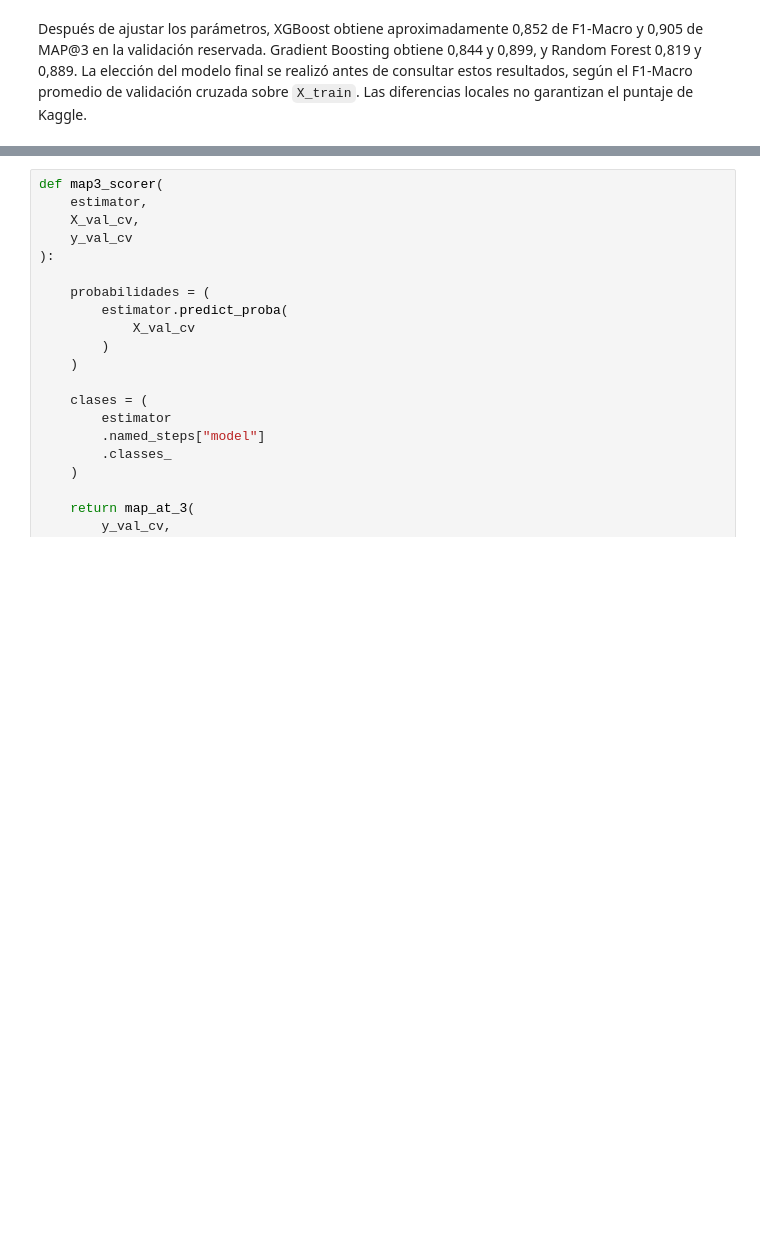
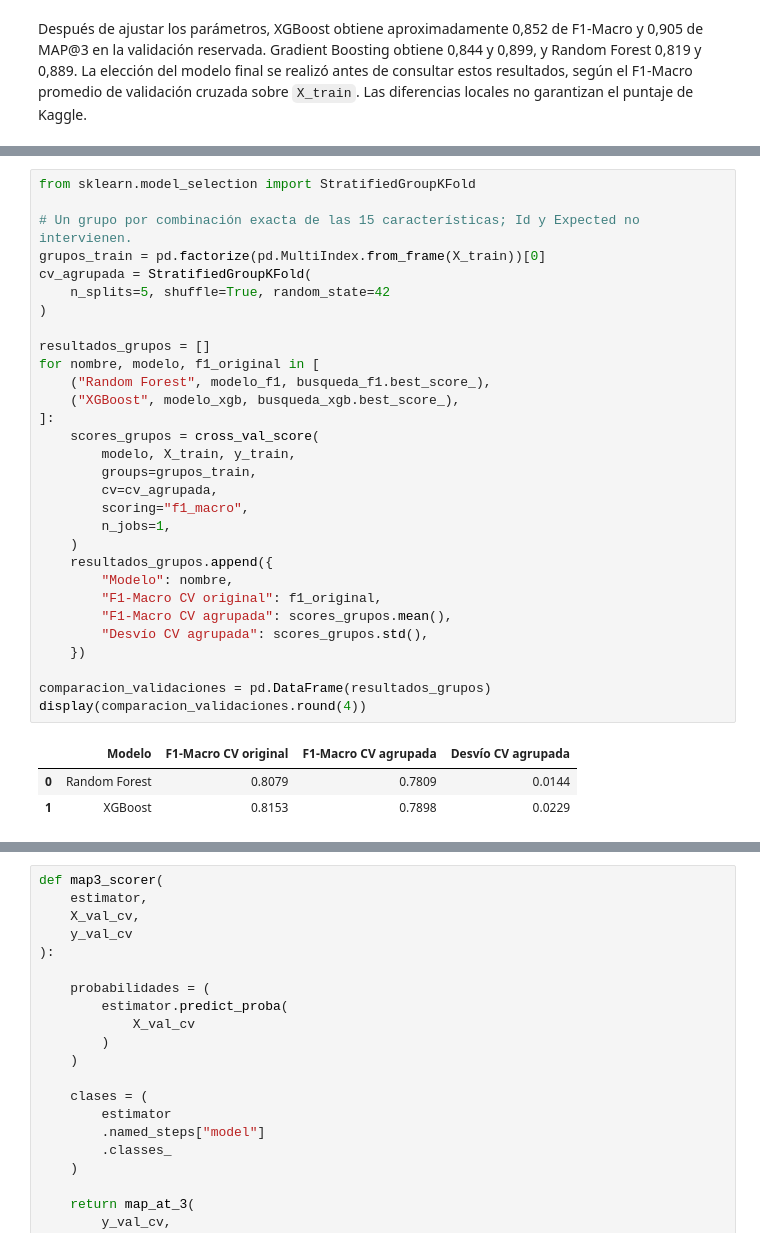
Before and after one commit to lourdesMV/TD6-TP2, a Jupyter notebook: spotify.ipynb, the cells around one changed output, grey strips where cells are left out. Cells and saved outputs as stored; diff of their text form; blank space fills up the shorter version.

```diff
--- a/spotify.ipynb
+++ b/spotify.ipynb
@@ -799,0 +806,34 @@ Después de ajustar los parámetros, XGBoost obtiene aproximadamente 0,852 de F1
+# %%
+from sklearn.model_selection import StratifiedGroupKFold
+
+# Un grupo por combinación exacta de las 15 características; Id y Expected no intervienen.
+grupos_train = pd.factorize(pd.MultiIndex.from_frame(X_train))[0]
+cv_agrupada = StratifiedGroupKFold(
+    n_splits=5, shuffle=True, random_state=42
+)
+
+resultados_grupos = []
+for nombre, modelo, f1_original in [
+    ("Random Forest", modelo_f1, busqueda_f1.best_score_),
+    ("XGBoost", modelo_xgb, busqueda_xgb.best_score_),
+]:
+    scores_grupos = cross_val_score(
+        modelo, X_train, y_train,
+        groups=grupos_train,
+        cv=cv_agrupada,
+        scoring="f1_macro",
+        n_jobs=1,
+    )
+    resultados_grupos.append({
+        "Modelo": nombre,
+        "F1-Macro CV original": f1_original,
+        "F1-Macro CV agrupada": scores_grupos.mean(),
+        "Desvío CV agrupada": scores_grupos.std(),
+    })
+
+comparacion_validaciones = pd.DataFrame(resultados_grupos)
+display(comparacion_validaciones.round(4))
+# %% [output]
+|  | Modelo | F1-Macro CV original | F1-Macro CV agrupada | Desvío CV agrupada |
+| 0 | Random Forest | 0.8079 | 0.7809 | 0.0144 |
+| 1 | XGBoost | 0.8153 | 0.7898 | 0.0229 |
```
Also changed, not shown: parts of 7 cells of this notebook.
